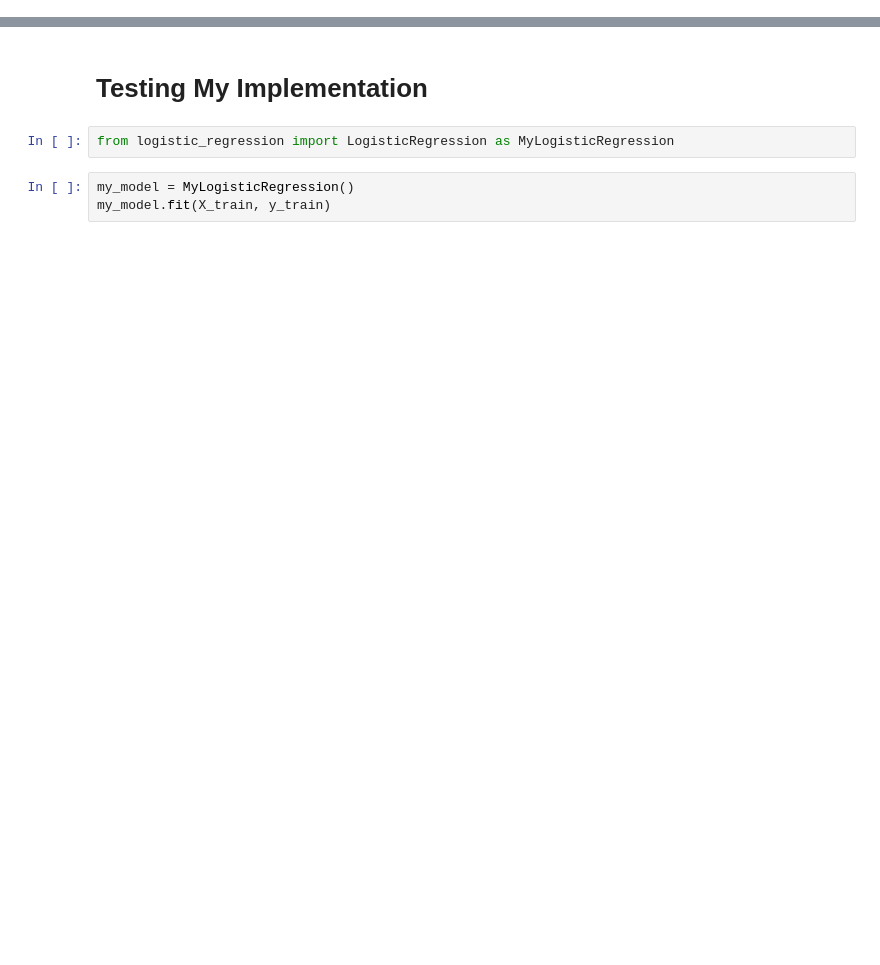
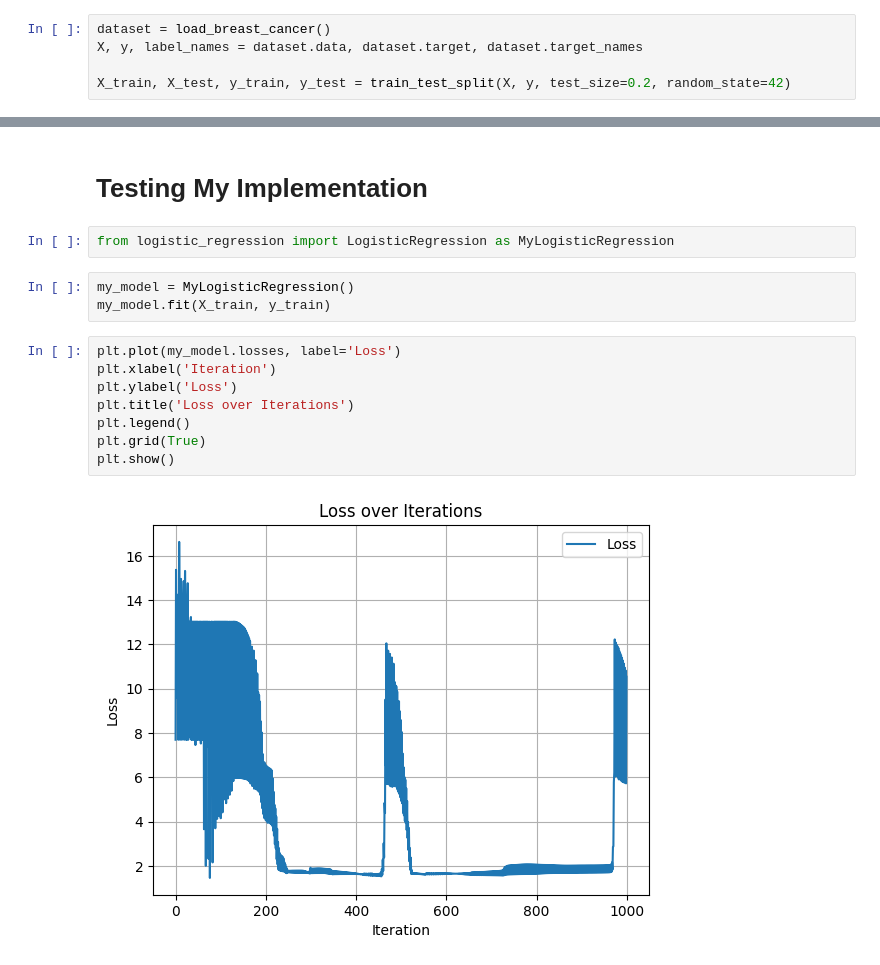
Before and after one commit to aandyw/StuffFromScratch, a Jupyter notebook: LogisticRegression/eval.ipynb, the cells around one changed output, grey strips where cells are left out. Drawn from its saved outputs; the diff is of its cells as text; blank space fills up the shorter version.

```diff
--- a/LogisticRegression/eval.ipynb
+++ b/LogisticRegression/eval.ipynb
@@ -26,3 +14,8 @@ X_train, X_test, y_train, y_test = train_test_split(X, y, test_size=0.2, random_
+# %%
+dataset = load_breast_cancer()
+X, y, label_names = dataset.data, dataset.target, dataset.target_names
+
+X_train, X_test, y_train, y_test = train_test_split(X, y, test_size=0.2, random_state=42)
 # %%
 baseline_model = LogisticRegression(max_iter=100)
 baseline_model.fit(X_train, y_train)
@@ -50,5 +55,15 @@ from logistic_regression import LogisticRegression as MyLogisticRegression
 # %%
 my_model = MyLogisticRegression()
 my_model.fit(X_train, y_train)
+# %%
+plt.plot(my_model.losses, label='Loss')
+plt.xlabel('Iteration')
+plt.ylabel('Loss')
+plt.title('Loss over Iterations')
+plt.legend()
+plt.grid(True)
+plt.show()
+# %% [output]
+[figure, added]
 # %%
 evaluate(my_model)
```
Also changed, not shown: parts of 5 cells of this notebook, 1 other file.
